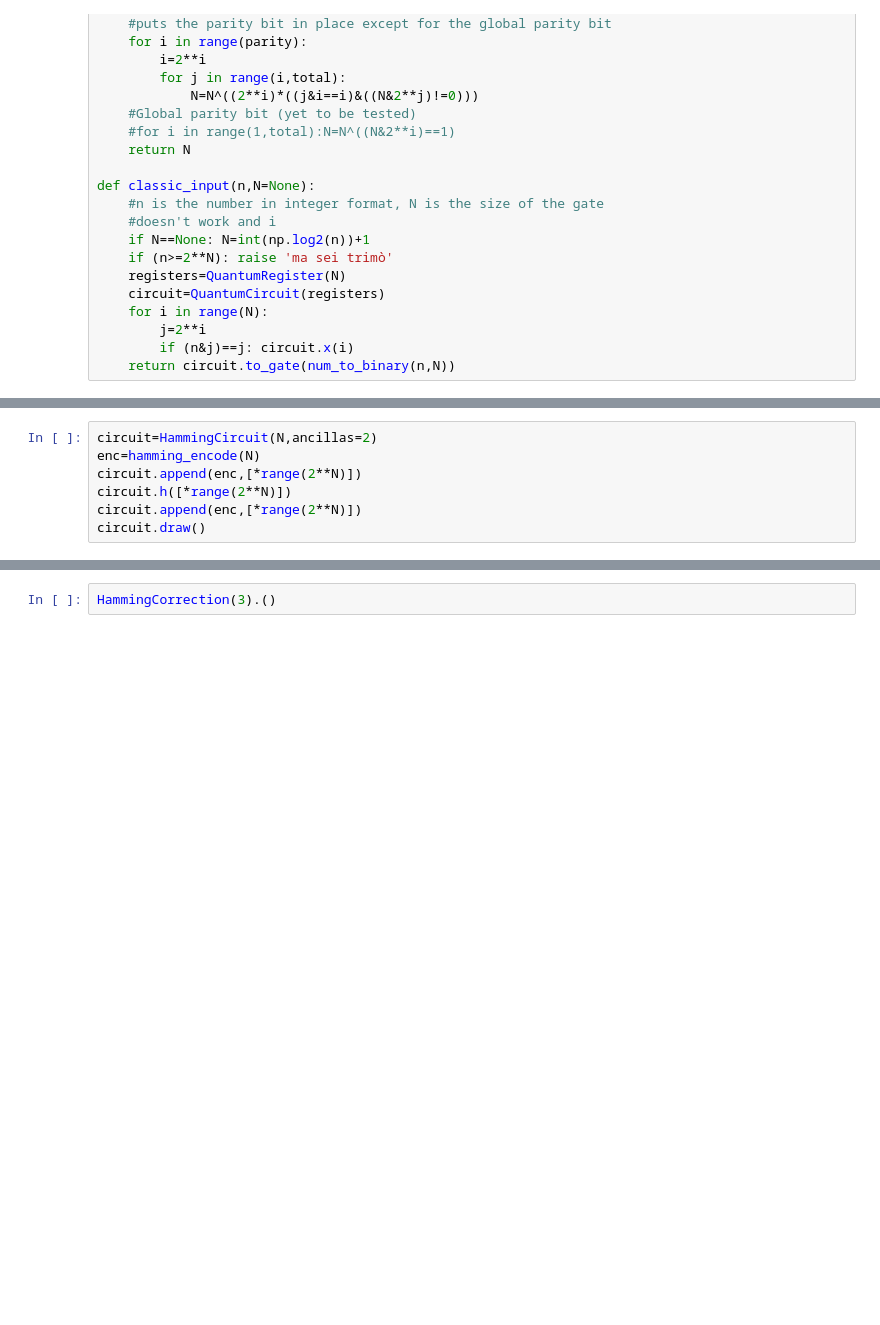
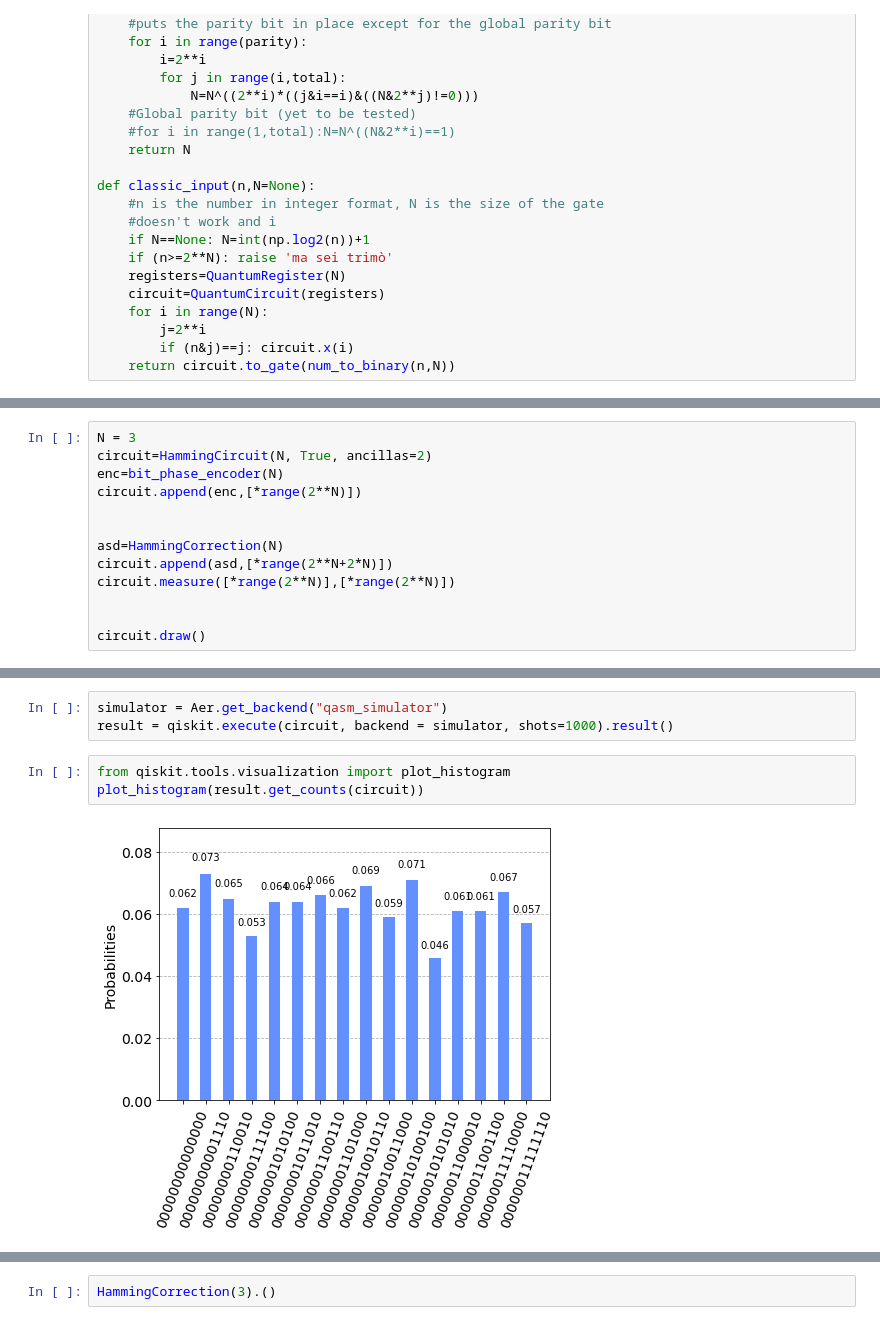
Before and after one commit to Dirac231/BCHamming, a Jupyter notebook: hamming_correction.ipynb, the cells around one changed output, grey strips where cells are left out. Saved outputs shown, nothing was run; the diff lists cells and outputs as text; blank space fills up the shorter version.

```diff
--- a/hamming_correction.ipynb
+++ b/hamming_correction.ipynb
@@ -108,10 +110,16 @@ def HammingCorrection(N):
     circuit.append(Ham_0,[*range(2**N),*range(2**N+N,2**N+2*N)])
     return circuit.to_gate(label='Hamming Correction')
 # %%
-circuit=HammingCircuit(N,ancillas=2)
-enc=hamming_encode(N)
+N = 3
+circuit=HammingCircuit(N, True, ancillas=2)
+enc=bit_phase_encoder(N)
 circuit.append(enc,[*range(2**N)])
-circuit.h([*range(2**N)])
-circuit.append(enc,[*range(2**N)])
+
+
+asd=HammingCorrection(N)
+circuit.append(asd,[*range(2**N+2*N)])
+circuit.measure([*range(2**N)],[*range(2**N)])
+
+
 circuit.draw()
 # %% [output]
@@ -119,3 +143,11 @@ CircuitError: 'The amount of qubit arguments 8 does not match the instruction ex
+# %%
+simulator = Aer.get_backend("qasm_simulator")
+result = qiskit.execute(circuit, backend = simulator, shots=1000).result()
+# %%
+from qiskit.tools.visualization import plot_histogram
+plot_histogram(result.get_counts(circuit))
+# %% [output]
+[figure, added]
 # %%
 circuit=HammingCircuit(N,ancillas=2)
 Ham_0=HammingGate0(N)
```
Also changed, not shown: parts of 4 cells of this notebook, 2 other files.
